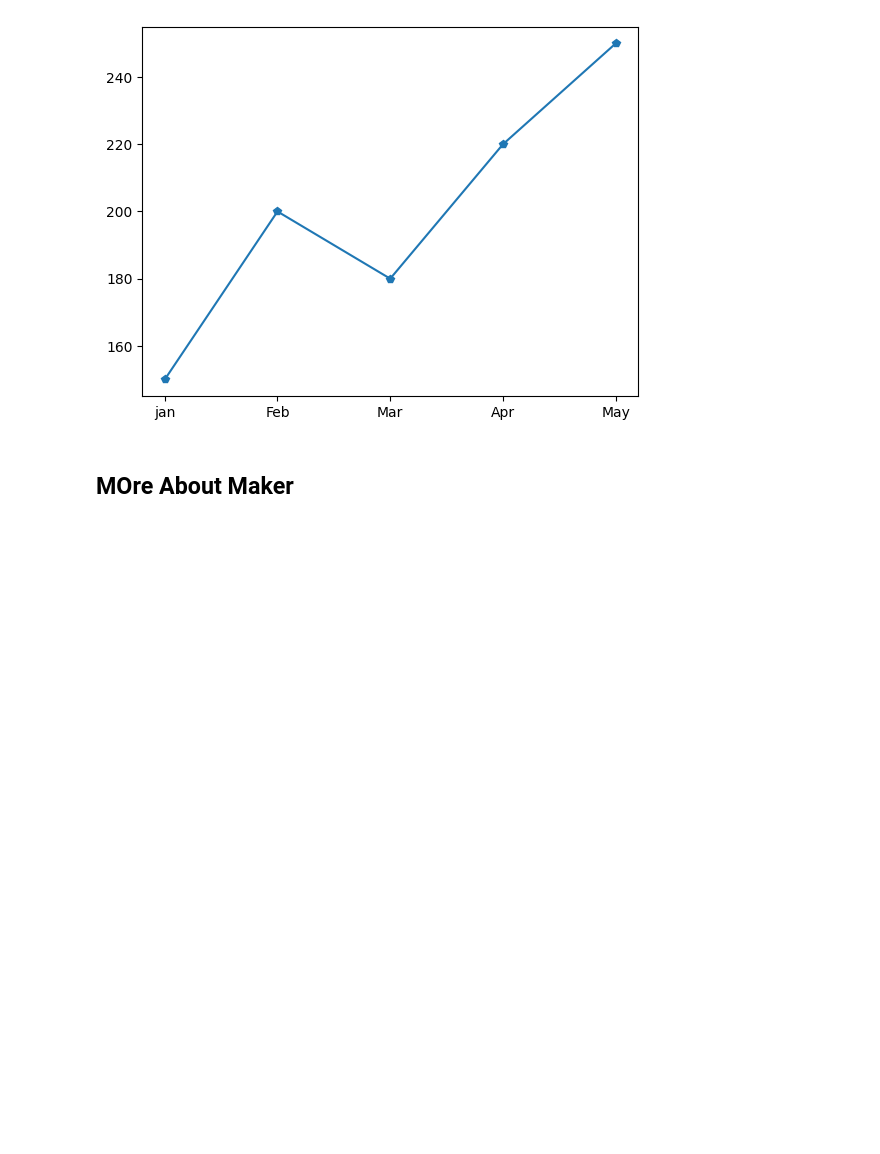
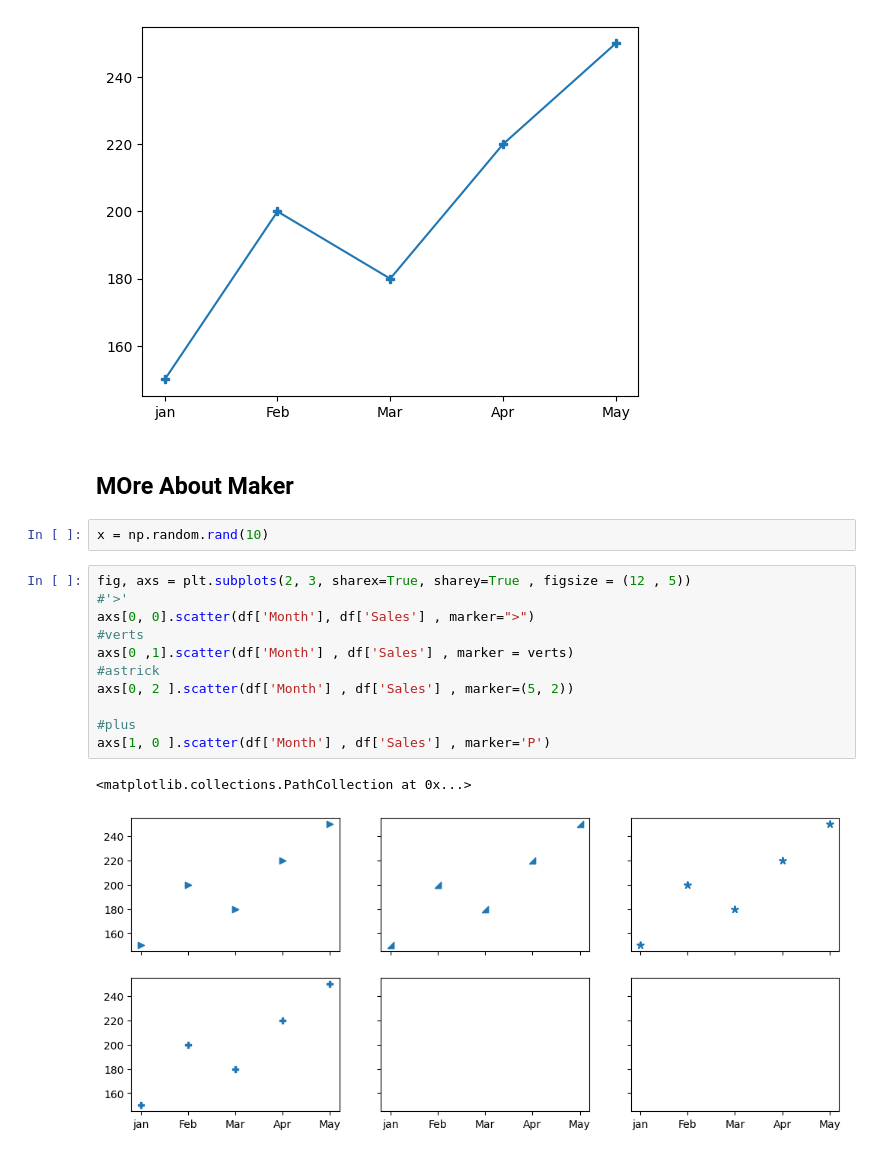
Before and after one commit to ujjwal-basnet/plots, a Jupyter notebook: matplotlib/Data-Visualizations.ipynb, the cells around one changed output. Cells and saved outputs as stored; diff of their text form; blank space fills up the shorter version.

Commit message:
added more exmapls of marker

```diff
--- a/matplotlib/Data-Visualizations.ipynb
+++ b/matplotlib/Data-Visualizations.ipynb
@@ -59,3 +59,19 @@ plt.plot(df['Month'] , df['Sales'] , marker = 'p' )
 [figure]
 # %% [markdown]
 ## MOre About Maker
+# %%
+x = np.random.rand(10)
+# %%
+fig, axs = plt.subplots(2, 3, sharex=True, sharey=True , figsize = (12 , 5))
+#'>'
+axs[0, 0].scatter(df['Month'], df['Sales'] , marker=">")
+#verts
+axs[0 ,1].scatter(df['Month'] , df['Sales'] , marker = verts)
+#astrick
+axs[0, 2 ].scatter(df['Month'] , df['Sales'] , marker=(5, 2))
+
+#plus
+axs[1, 0 ].scatter(df['Month'] , df['Sales'] , marker='P')
+# %% [output]
+<matplotlib.collections.PathCollection at 0x...>
+[figure, added]
```
Also changed, not shown: parts of 1 cell of this notebook.
